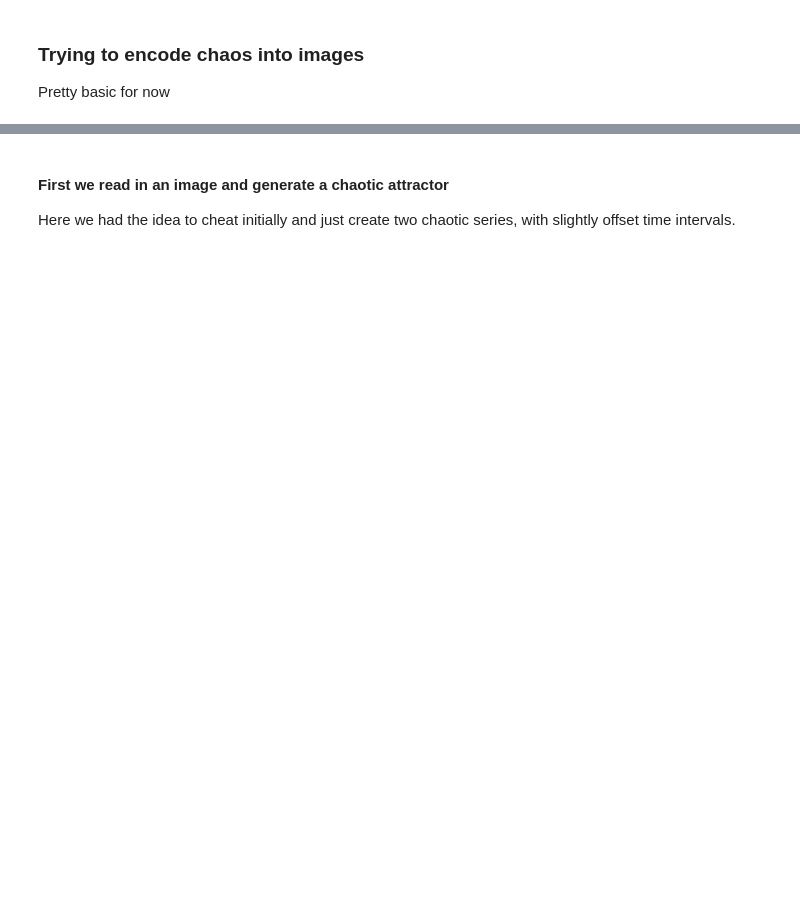
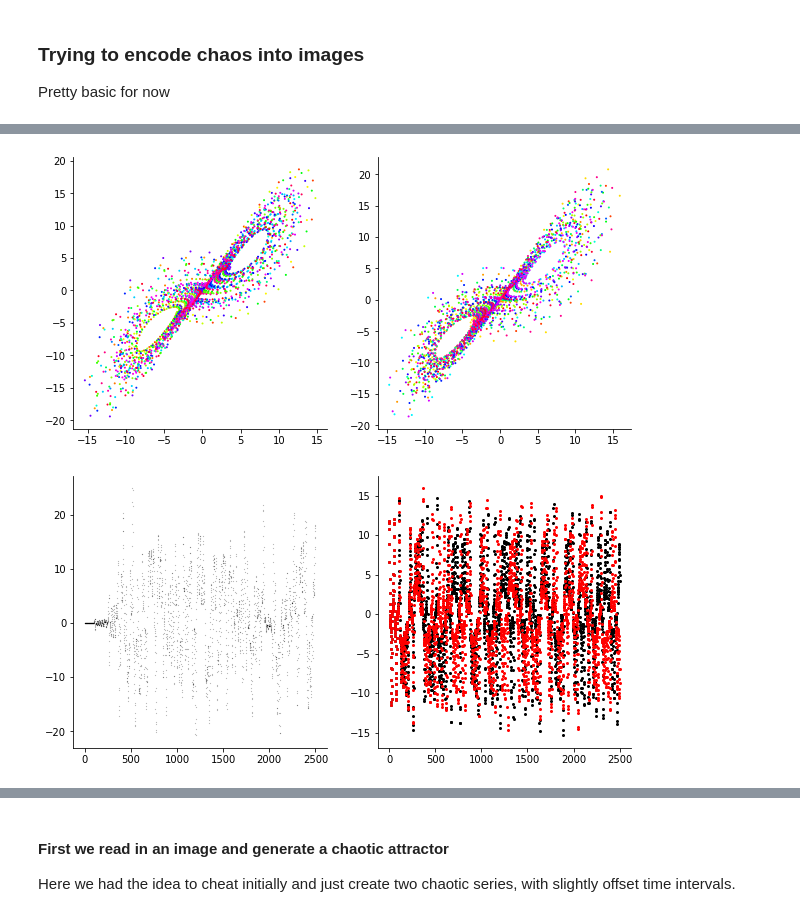
Before and after one commit to djkrofch/chaoticImages, a Jupyter notebook: ChaoticImageEncoding.ipynb, the cells around one changed output, grey strips where cells are left out. Saved outputs shown, nothing was run; the diff lists cells and outputs as text; code cells hidden in the pictures; blank space fills up the shorter version.

```diff
--- a/ChaoticImageEncoding.ipynb
+++ b/ChaoticImageEncoding.ipynb
@@ -76,0 +25,60 @@ sns.despine()
+# %%
+angle=0.0
+max_time=100.0
+sigma=10.0
+beta=4./3
+rho=28.0
+
+def lorenz_deriv(x_y_z, t0, sigma=sigma, beta=beta, rho=rho):
+    x, y, z = x_y_z
+    return [sigma * (y - x), x * (rho - z) - y, x * y - beta * z]
+
+#Start by generating some initial conditions, scaled
+x0 = -15 + 30 * np.array([[  0.02,   0.01,   0.002]])
+
+# Solve for the trajectory
+t = np.linspace(0, max_time, int(60*max_time))
+x_t = np.asarray([integrate.odeint(lorenz_deriv, x0i, t)
+                  for x0i in x0])
+
+x, y, z = x_t[0,:,:].T
+L1 = pd.DataFrame(dict(X = x, Y = y, Z = z))
+
+# Now we can throw out the first 1000 steps and snag those coordinates
+# for the new initial conditions of the sequence
+x0 = [[L1.X[1000], L1.Y[1000], L1.Z[1000]]]
+
+# Solve for the trajectories with the new initial conditions
+t = np.linspace(0, max_time, int(25*max_time))
+x_t = np.asarray([integrate.odeint(lorenz_deriv, x0i, t)
+                  for x0i in x0])
+
+x, y, z = x_t[0,:,:].T
+L2 = pd.DataFrame(dict(X2 = x, Y2 = y, Z2 = z))
+
+# Solve for the trajectories with the new initial conditions plus pertubations
+pert = 10**(-3)
+
+x0 = [[L1.X[1000]+pert, L1.Y[1000]+pert, L1.Z[1000]+pert]]
+t = np.linspace(0, max_time, int(25*max_time))
+x_t = np.asarray([integrate.odeint(lorenz_deriv, x0i, t)
+                  for x0i in x0])
+
+x, y, z = x_t[0,:,:].T
+L3 = pd.DataFrame(dict(X3 = x, Y3 = y, Z3 = z))
+
+f, (ax2, ax3) = plt.subplots(1,2,figsize = (10,5))
+ax2.scatter(L2.X2, L2.Y2, c = L2.index, s = 1, cmap='hsv')
+ax3.scatter(L3.X3, L3.Y3, c = L3.index, s = 1, cmap='hsv')
+sns.despine()
+
+f, (ax1, ax2) = plt.subplots(1,2,figsize = (10,5))
+ax1.plot(L2.X2 - L3.X3, 'ok', markersize = 0.1)
+ax2.plot(L2.X2, 'ok', markersize = 2)
+ax2.plot(L3.X3, 'or', markersize = 2)
+
+#ax2.set_xlim([1000, 1100])
+sns.despine()
+# %% [output]
+[figure, added]
+[figure, added]
```
Also changed, not shown: parts of 14 cells of this notebook.
